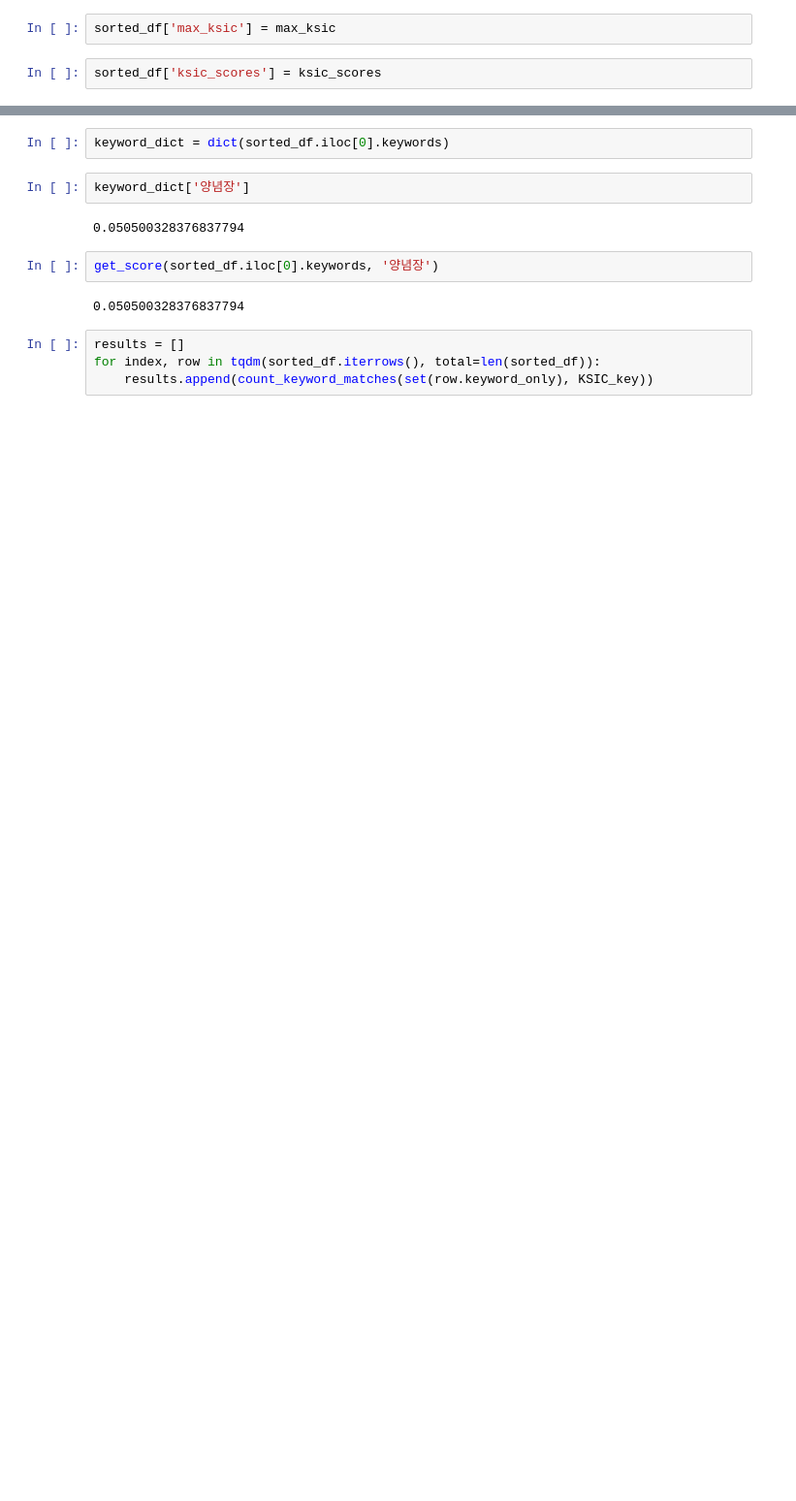
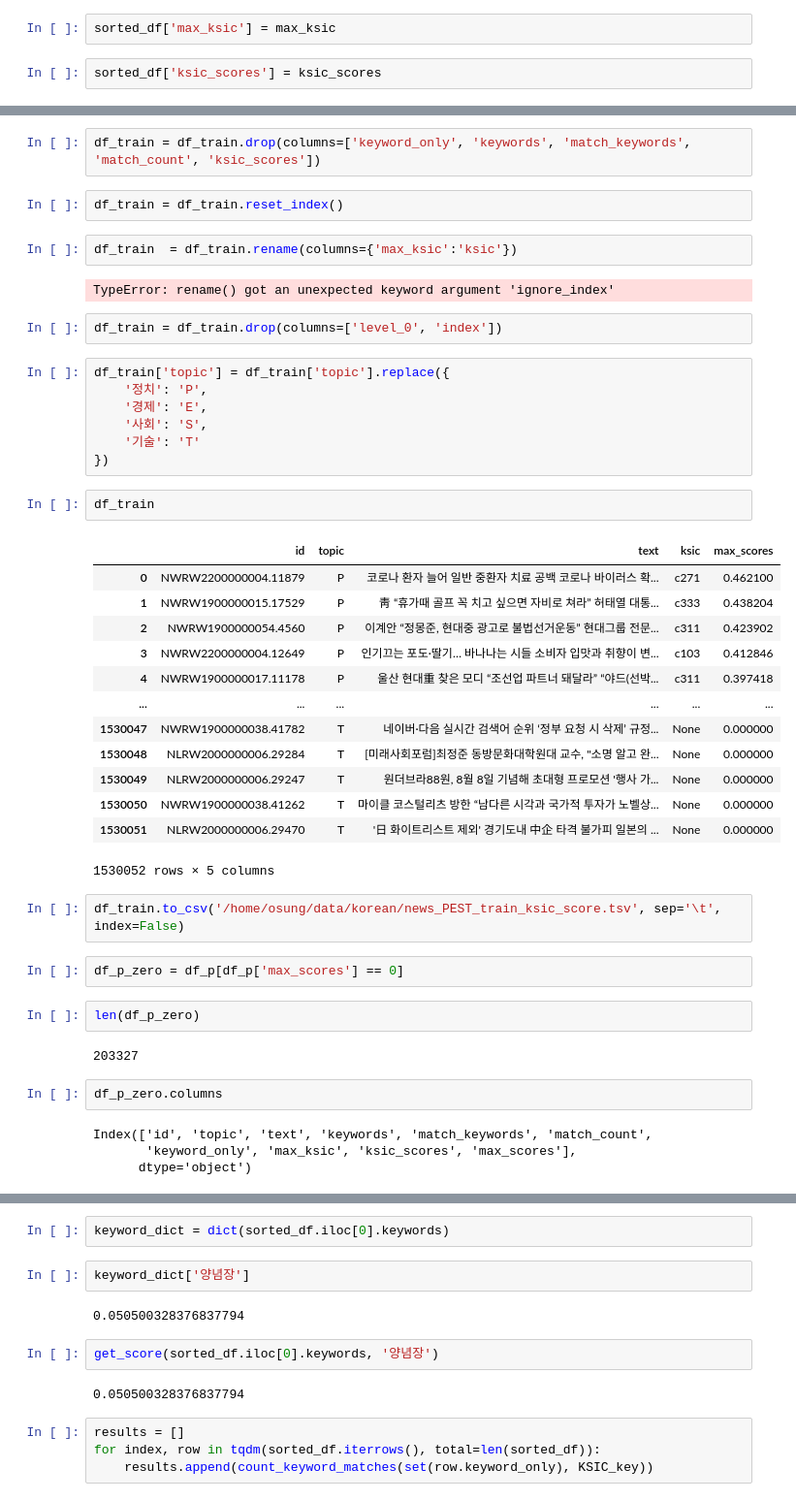
Before and after one commit to osung/summary, a Jupyter notebook: Parallel_keywords-Ray.ipynb, the cells around one changed output, grey strips where cells are left out. Shown at 97% size. Saved outputs shown, nothing was run; the diff lists cells and outputs as text; blank space fills up the shorter version.

```diff
--- a/Parallel_keywords-Ray.ipynb
+++ b/Parallel_keywords-Ray.ipynb
@@ -615,0 +869,47 @@ sorted_df.iloc[index].keywords
+# %%
+df_train = df_train.drop(columns=['keyword_only', 'keywords', 'match_keywords', 'match_count', 'ksic_scores'])
+# %%
+df_train = df_train.reset_index()
+# %%
+df_train  = df_train.rename(columns={'max_ksic':'ksic'})
+# %% [output]
+TypeError: rename() got an unexpected keyword argument 'ignore_index'
+# %%
+df_train = df_train.drop(columns=['level_0', 'index'])
+# %%
+df_train['topic'] = df_train['topic'].replace({
+    '정치': 'P',
+    '경제': 'E',
+    '사회': 'S',
+    '기술': 'T'
+})
+# %%
+df_train
+# %% [output]
+|  | id | topic | text | ksic | max_scores |
+| 0 | NWRW2200000004.11879 | P | 코로나 환자 늘어 일반 중환자 치료 공백 코로나 바이러스 확... | c271 | 0.462100 |
+| 1 | NWRW1900000015.17529 | P | 靑 “휴가때 골프 꼭 치고 싶으면 자비로 쳐라” 허태열 대통... | c333 | 0.438204 |
+| 2 | NWRW1900000054.4560 | P | 이계안 “정몽준, 현대중 광고로 불법선거운동” 현대그룹 전문... | c311 | 0.423902 |
+| 3 | NWRW2200000004.12649 | P | 인기끄는 포도·딸기… 바나나는 시들 소비자 입맛과 취향이 변... | c103 | 0.412846 |
+| 4 | NWRW1900000017.11178 | P | 울산 현대重 찾은 모디 “조선업 파트너 돼달라” “야드(선박... | c311 | 0.397418 |
+| ... | ... | ... | ... | ... | ... |
+| 1530047 | NWRW1900000038.41782 | T | 네이버·다음 실시간 검색어 순위 ‘정부 요청 시 삭제’ 규정... | None | 0.000000 |
+| 1530048 | NLRW2000000006.29284 | T | [미래사회포럼]최정준 동방문화대학원대 교수, "소명 알고 완... | None | 0.000000 |
+| 1530049 | NLRW2000000006.29247 | T | 원더브라88원, 8월 8일 기념해 초대형 프로모션 '행사 가... | None | 0.000000 |
+| 1530050 | NWRW1900000038.41262 | T | 마이클 코스털리츠 방한 “남다른 시각과 국가적 투자가 노벨상... | None | 0.000000 |
+| 1530051 | NLRW2000000006.29470 | T | '日 화이트리스트 제외' 경기도내 中企 타격 불가피 일본의 ... | None | 0.000000 |
+1530052 rows × 5 columns
+# %%
+df_train.to_csv('/home/osung/data/korean/news_PEST_train_ksic_score.tsv', sep='\t', index=False)
+# %%
+df_p_zero = df_p[df_p['max_scores'] == 0]
+# %%
+len(df_p_zero)
+# %% [output]
+203327
+# %%
+df_p_zero.columns
+# %% [output]
+Index(['id', 'topic', 'text', 'keywords', 'match_keywords', 'match_count',
+       'keyword_only', 'max_ksic', 'ksic_scores', 'max_scores'],
+      dtype='object')
```
Also changed, not shown: parts of 53 cells of this notebook, 23 other files.
